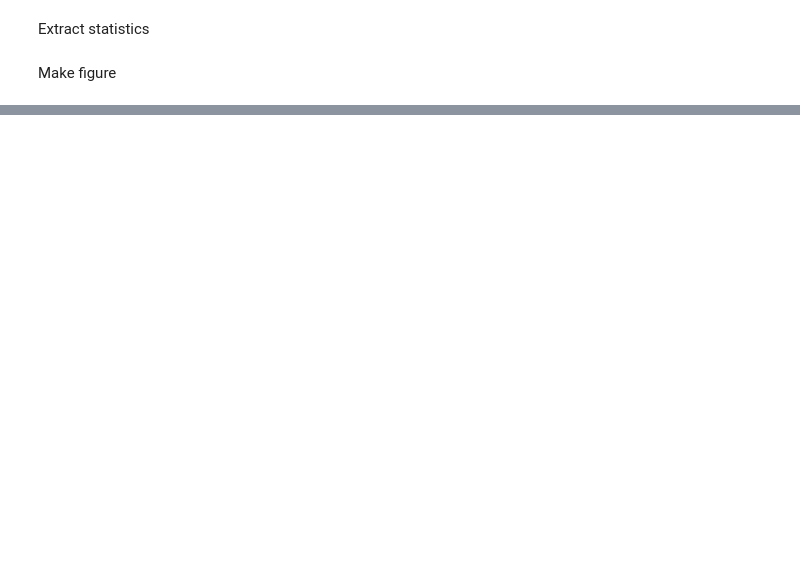
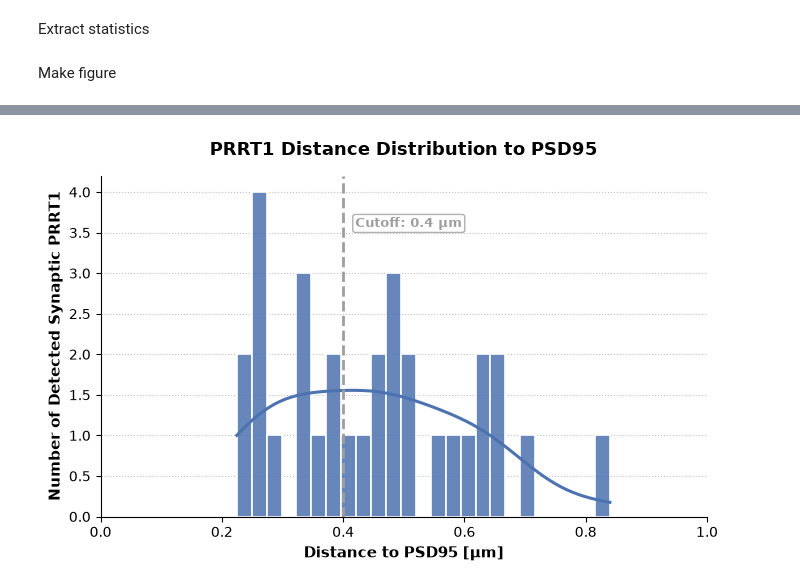
Before and after one commit to jboulanger/synex, a Jupyter notebook: notebooks/Analysis.ipynb, the cells around one changed output, grey strips where cells are left out. Saved outputs shown, nothing was run; the diff lists cells and outputs as text; code cells hidden in the pictures; blank space fills up the shorter version.

```diff
--- a/notebooks/Analysis.ipynb
+++ b/notebooks/Analysis.ipynb
@@ -100,7 +100,7 @@ Cluster points to identify potential synapses.
 # %%
 from prrt_clustering import cluster_dbscan
 
-points, clusters = cluster_dbscan(points, eps=1, min_samples=3)
+points, clusters = cluster_dbscan(points, eps=1.5, min_samples=3)
 
 fig = plt.figure(figsize=(10, 10))
 fig, axes = plot_data(tmp.sel(C=["RIM", "PSD"]), split=True, fig=fig)
@@ -246,0 +196,6 @@ plt.show()
+# %%
+from prrt_clustering.plot import make_the_histogram_distance
+
+make_the_histogram_distance(points)
+# %% [output]
+[figure, added]
```
Also changed, not shown: parts of 8 cells of this notebook, 10 other files.
